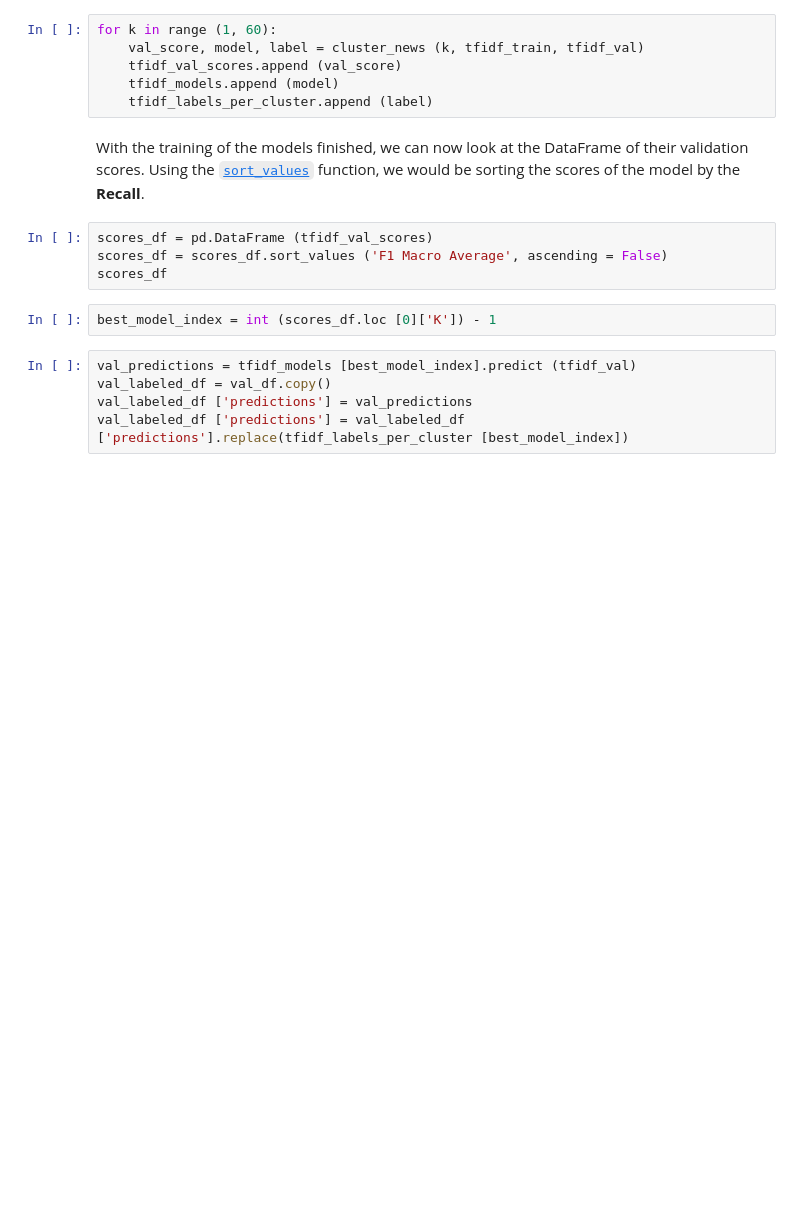
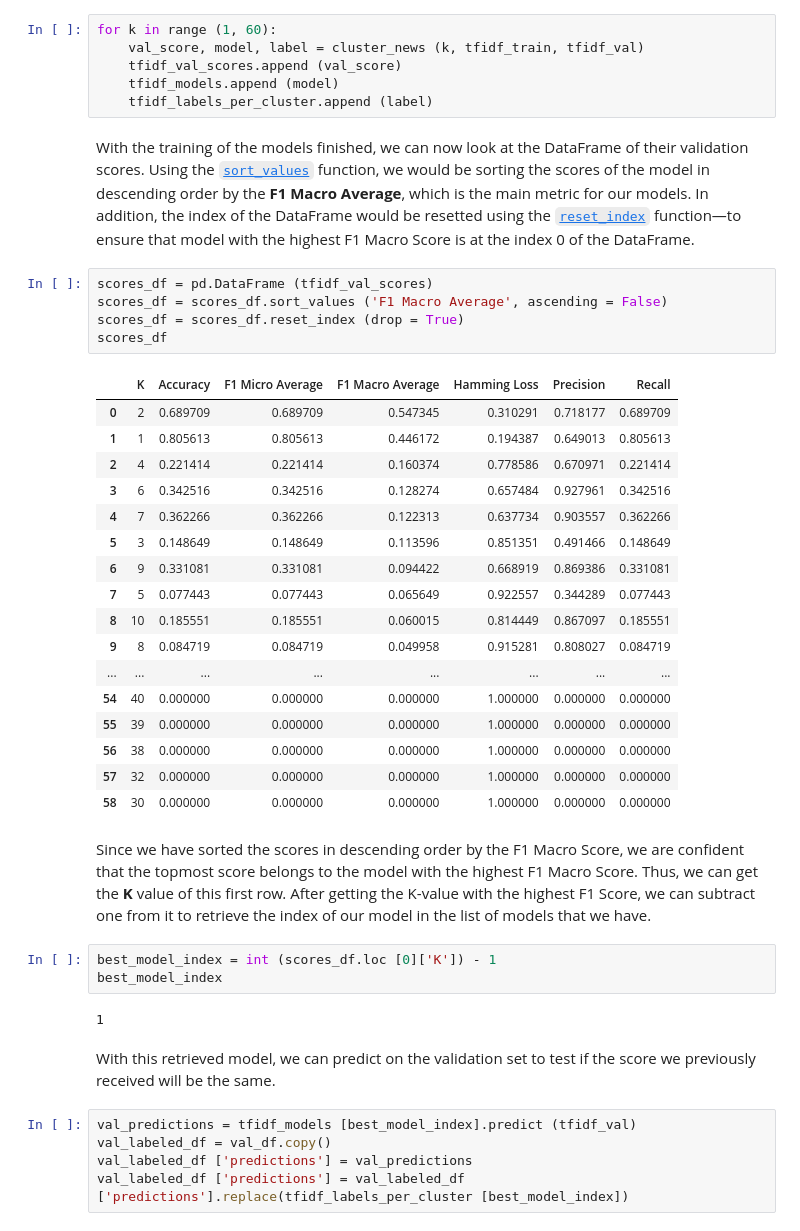
Before and after one commit to francheska-vicente/data102-fake-news, a Jupyter notebook: ModelingPT3_Undersampling5000.ipynb, the cells around one changed output. Drawn from its saved outputs; the diff is of its cells as text; blank space fills up the shorter version.

```diff
--- a/ModelingPT3_Undersampling5000.ipynb
+++ b/ModelingPT3_Undersampling5000.ipynb
@@ -332,13 +440,39 @@ for k in range (1, 60):
     tfidf_models.append (model)
     tfidf_labels_per_cluster.append (label)
 # %% [markdown]
-With the training of the models finished, we can now look at the DataFrame of their validation scores. Using the [`sort_values`](https://pandas.pydata.org/docs/reference/api/pandas.DataFrame.sort_values.html) function, we would be sorting the scores of the model by the **Recall**.
+With the training of the models finished, we can now look at the DataFrame of their validation scores. Using the [`sort_values`](https://pandas.pydata.org/docs/reference/api/pandas.DataFrame.sort_values.html) function, we would be sorting the scores of the model in descending order by the **F1 Macro Average**, which is the main metric for our models. In addition, the index of the DataFrame would be resetted using the [`reset_index`](https://pandas.pydata.org/docs/reference/api/pandas.DataFrame.reset_index.html) function—to ensure that model with the highest F1 Macro Score is at the index 0 of the DataFrame.
 # %%
 scores_df = pd.DataFrame (tfidf_val_scores)
 scores_df = scores_df.sort_values ('F1 Macro Average', ascending = False)
+scores_df = scores_df.reset_index (drop = True)
 scores_df
+# %% [output]
+|  | K | Accuracy | F1 Micro Average | F1 Macro Average | Hamming Loss | Precision | Recall |
+| 0 | 2 | 0.689709 | 0.689709 | 0.547345 | 0.310291 | 0.718177 | 0.689709 |
+| 1 | 1 | 0.805613 | 0.805613 | 0.446172 | 0.194387 | 0.649013 | 0.805613 |
+| 2 | 4 | 0.221414 | 0.221414 | 0.160374 | 0.778586 | 0.670971 | 0.221414 |
+| 3 | 6 | 0.342516 | 0.342516 | 0.128274 | 0.657484 | 0.927961 | 0.342516 |
+| 4 | 7 | 0.362266 | 0.362266 | 0.122313 | 0.637734 | 0.903557 | 0.362266 |
+| 5 | 3 | 0.148649 | 0.148649 | 0.113596 | 0.851351 | 0.491466 | 0.148649 |
+| 6 | 9 | 0.331081 | 0.331081 | 0.094422 | 0.668919 | 0.869386 | 0.331081 |
+| 7 | 5 | 0.077443 | 0.077443 | 0.065649 | 0.922557 | 0.344289 | 0.077443 |
+| 8 | 10 | 0.185551 | 0.185551 | 0.060015 | 0.814449 | 0.867097 | 0.185551 |
+| 9 | 8 | 0.084719 | 0.084719 | 0.049958 | 0.915281 | 0.808027 | 0.084719 |
+| ... | ... | ... | ... | ... | ... | ... | ... |
+| 54 | 40 | 0.000000 | 0.000000 | 0.000000 | 1.000000 | 0.000000 | 0.000000 |
+| 55 | 39 | 0.000000 | 0.000000 | 0.000000 | 1.000000 | 0.000000 | 0.000000 |
+| 56 | 38 | 0.000000 | 0.000000 | 0.000000 | 1.000000 | 0.000000 | 0.000000 |
+| 57 | 32 | 0.000000 | 0.000000 | 0.000000 | 1.000000 | 0.000000 | 0.000000 |
+| 58 | 30 | 0.000000 | 0.000000 | 0.000000 | 1.000000 | 0.000000 | 0.000000 |
+# %% [markdown]
+Since we have sorted the scores in descending order by the F1 Macro Score, we are confident that the topmost score belongs to the model with the highest F1 Macro Score. Thus, we can get the **K** value of this first row. After getting the K-value with the highest F1 Score, we can subtract one from it to retrieve the index of our model in the list of models that we have.
 # %%
 best_model_index = int (scores_df.loc [0]['K']) - 1
+best_model_index
+# %% [output]
+1
+# %% [markdown]
+With this retrieved model, we can predict on the validation set to test if the score we previously received will be the same.
 # %%
 val_predictions = tfidf_models [best_model_index].predict (tfidf_val)
 val_labeled_df = val_df.copy()
```
Also changed, not shown: parts of 37 cells of this notebook, 2 other files.
